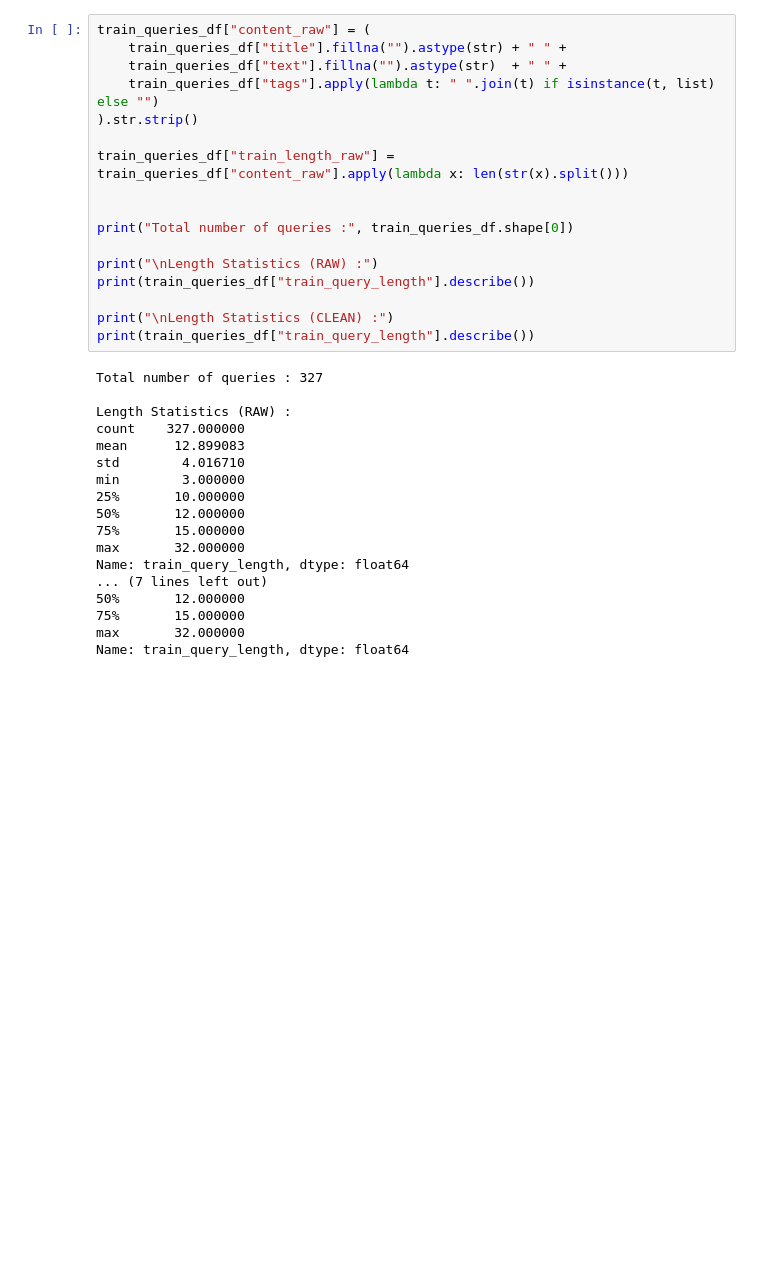
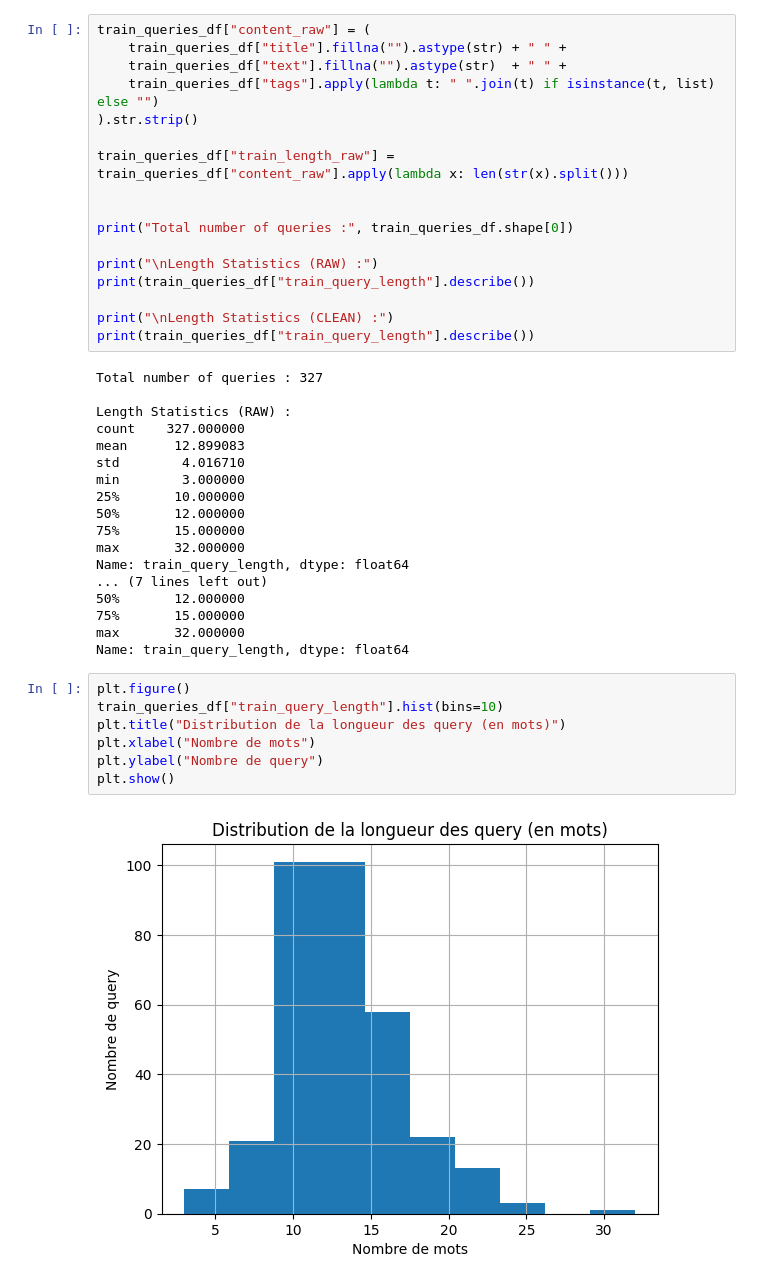
Before and after one commit to AbdelkarimElm/information-retrieval-engine, a Jupyter notebook: information_retrieval_engine.ipynb, the cells around one changed output. Saved outputs shown, nothing was run; the diff lists cells and outputs as text; blank space fills up the shorter version.

```diff
--- a/information_retrieval_engine.ipynb
+++ b/information_retrieval_engine.ipynb
@@ -790,3 +790,12 @@ Name: train_query_length, dtype: float64
 75%       15.000000
 max       32.000000
 Name: train_query_length, dtype: float64
+# %%
+plt.figure()
+train_queries_df["train_query_length"].hist(bins=10)
+plt.title("Distribution de la longueur des query (en mots)")
+plt.xlabel("Nombre de mots")
+plt.ylabel("Nombre de query")
+plt.show()
+# %% [output]
+[figure, added]
```
Also changed, not shown: parts of 3 cells of this notebook.
